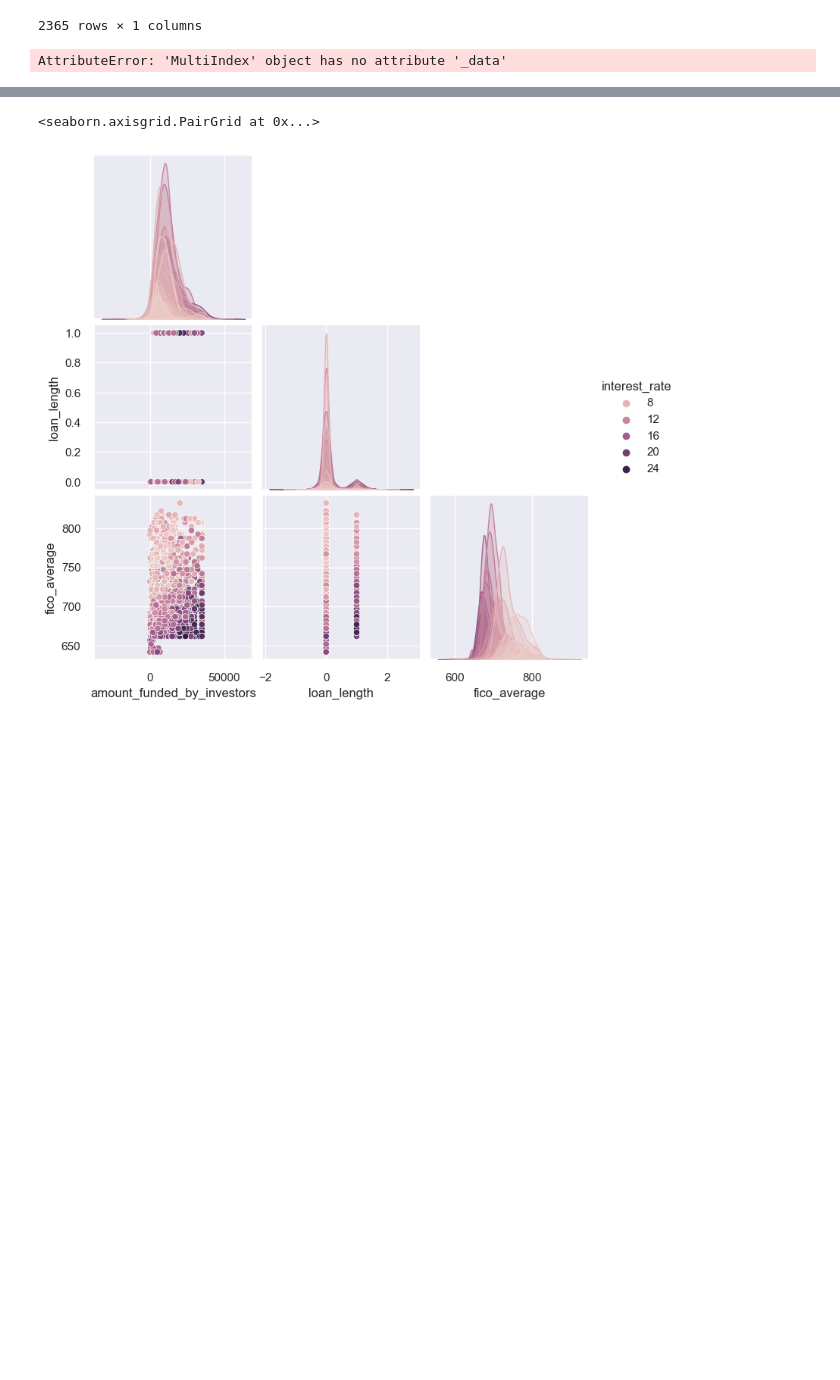
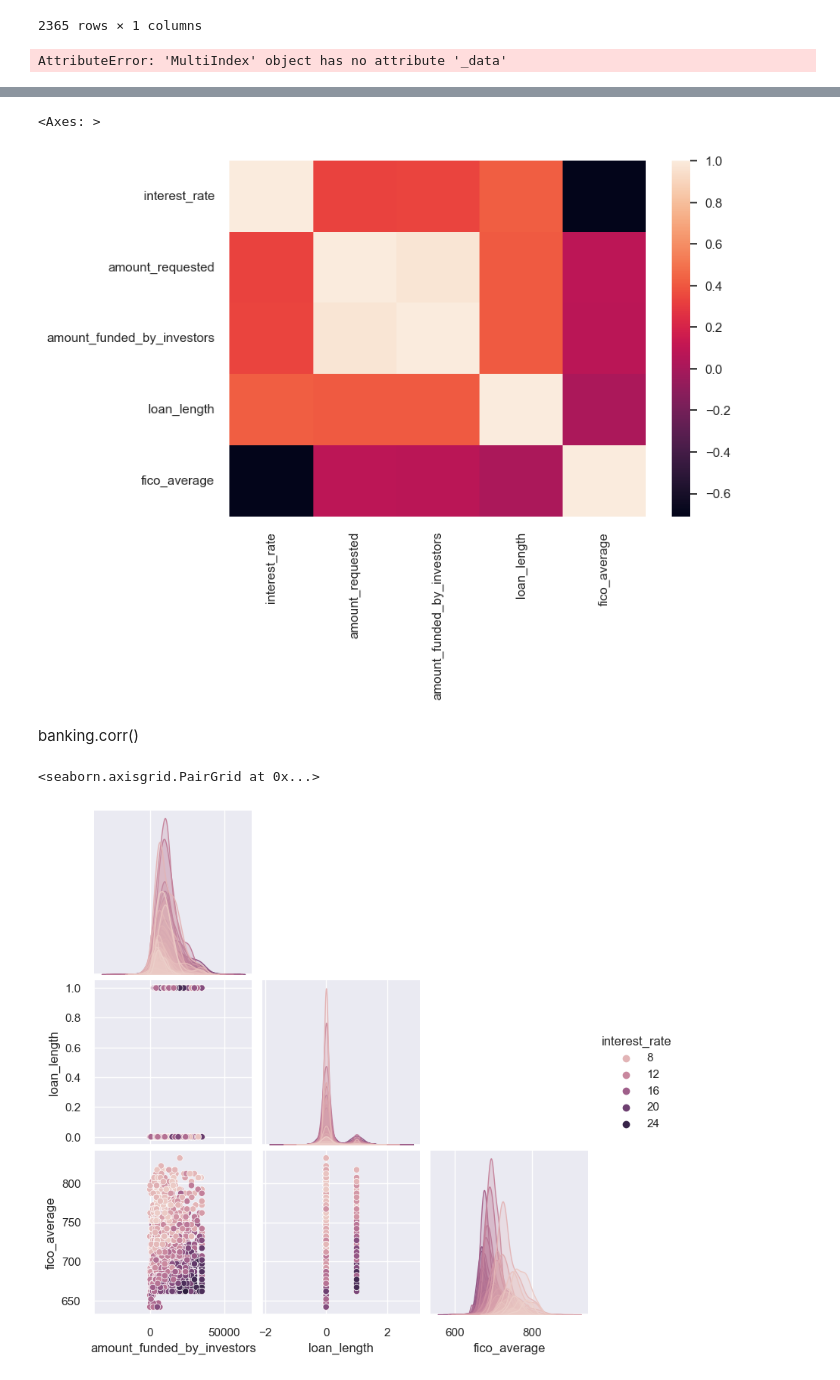
Before and after one commit to DocYoungblood/linear_regression_case_study, a Jupyter notebook: btm.ipynb, the cells around one changed output, grey strips where cells are left out. Drawn from its saved outputs; the diff is of its cells as text; code cells hidden in the pictures; blank space fills up the shorter version.

```diff
--- a/btm.ipynb
+++ b/btm.ipynb
@@ -255,3 +264,10 @@ sns.pairplot(banking,kind='reg', corner=True)
+# %%
+sns.heatmap(banking.corr())
+# %% [output]
+<Axes: >
+[figure, added]
+# %% [markdown]
+banking.corr()
 # %%
 sns.pairplot(banking, hue='interest_rate', corner=True)
 # %% [output]
```
Also changed, not shown: parts of 2 cells of this notebook, 1 other file.
